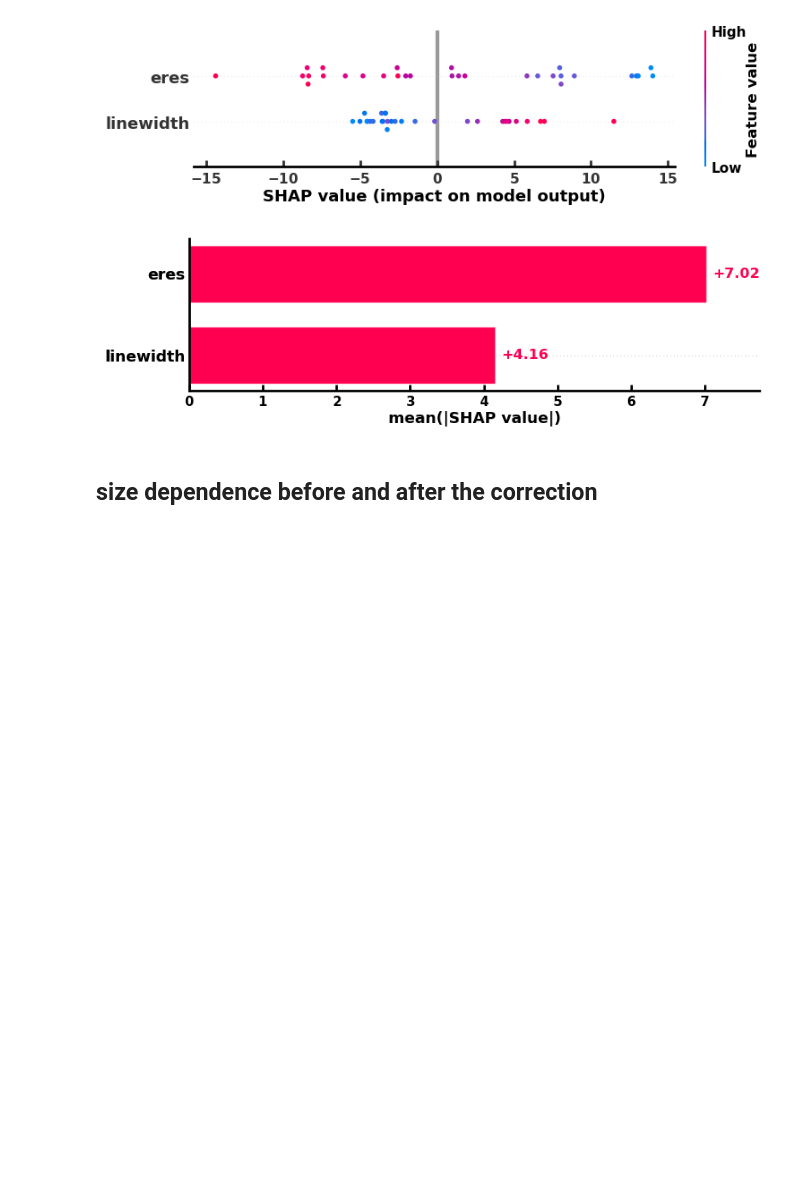
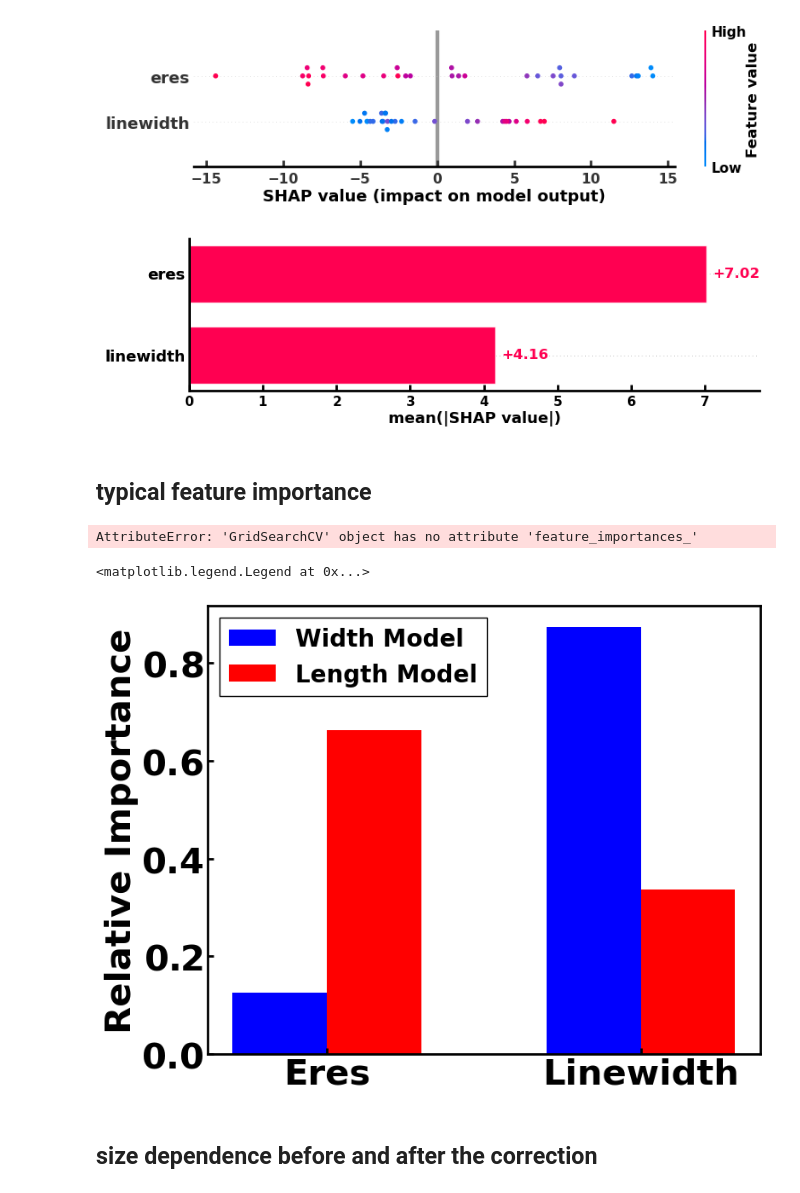
Before and after one commit to SWAN88/AuNR_DA, a Jupyter notebook: 091924_figureS4.ipynb, the cells around one changed output. Drawn from its saved outputs; the diff is of its cells as text; code cells hidden in the pictures; blank space fills up the shorter version.

```diff
--- a/091924_figureS4.ipynb
+++ b/091924_figureS4.ipynb
@@ -267,6 +267,44 @@ shap.plots.bar(shap_values)
 # %% [output]
 [figure]
 [figure]
+# %% [markdown]
+## typical feature importance
+# %%
+width_importances = wmodel.feature_importances_
+length_importances = lmodel.feature_importances_
+print(width_importances, length_importances)
+# %% [output]
+AttributeError: 'GridSearchCV' object has no attribute 'feature_importances_'
+# %%
+fig, ax = plt.subplots()
+
+Width_MAE = width_importances
+Length_MAE = length_importances
+
+# Width_MAE_errors = (maew1_array.std(), maew2_array.std(), maew3_array.std())
+# Length_MAE_errors = (mael1_array.std(), mael2_array.std(), mael3_array.std())
+
+n_groups = 2
+index = np.arange(n_groups)
+bar_width = 0.3
+opacity = 1.0
+
+ax.bar(index - bar_width / 2, Width_MAE, bar_width, alpha=opacity, color='b', label='Width Model', align='center')
+ax.bar(index + bar_width / 2, Length_MAE, bar_width, alpha=opacity, color='r', label='Length Model', align='center')
+
+# ax.bar(index - bar_width / 2, Width_MAE, bar_width, alpha=opacity, color='b', label='Width MAE', align='center',
+#         yerr=Width_MAE_errors, capsize=5)  # Adding error bars for Width_MAE
+# ax.bar(index + bar_width / 2, Length_MAE, bar_width, alpha=opacity, color='r', label='Length MAE', align='center',
+#         yerr=Length_MAE_errors, capsize=5)  # Adding error bars for Length_MAE
+
+ax.set_xticks(index, ('Eres', 'Linewidth'), fontsize=30)
+ax.tick_params(axis='both', labelsize=30, pad=3)
+ax.set_ylabel('Relative Importance', fontsize=30)
+ax.legend(fontsize=20)
+ax.text(-0.18, 1, 'C', ha='left', va='top', transform=ax.transAxes, fontsize=30)
+# %% [output]
+<matplotlib.legend.Legend at 0x...>
+[figure, added]
 # %% [markdown]
 ## size dependence before and after the correction
 # %%
```
Also changed, not shown: 5 other files.
